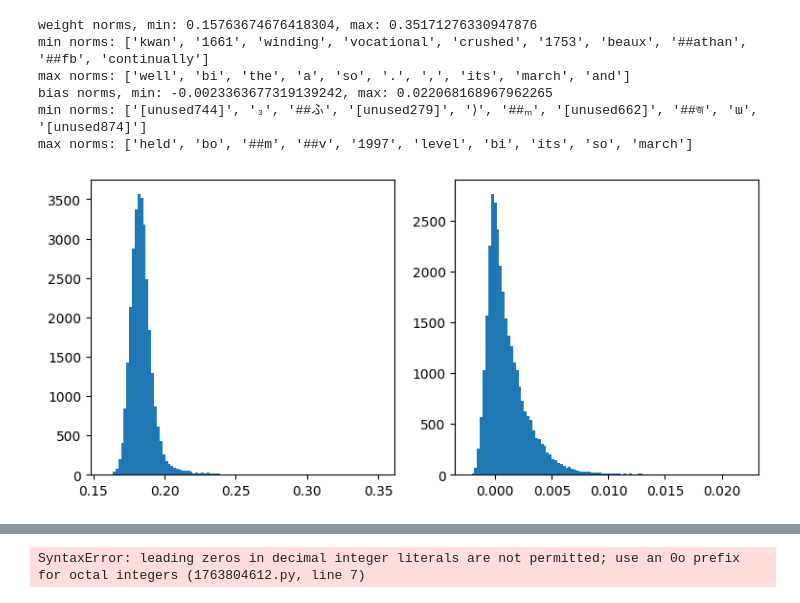
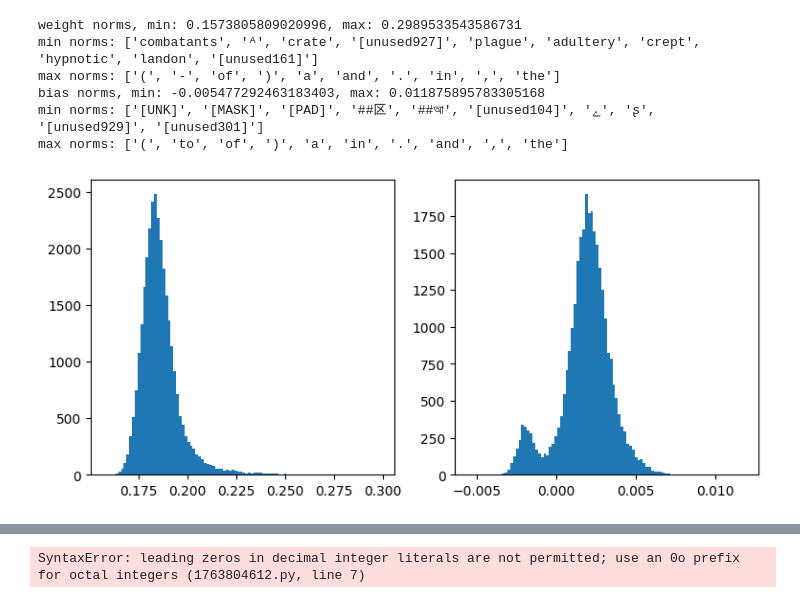
Before and after one commit to tzuhanwen/absolute-bert, a Jupyter notebook: benchmark-abs_bert.ipynb, the cells around one changed output, grey strips where cells are left out. Drawn from its saved outputs; the diff is of its cells as text; code cells hidden in the pictures.

```diff
--- a/benchmark-abs_bert.ipynb
+++ b/benchmark-abs_bert.ipynb
@@ -294,45 +67,48 @@ subpath = '20240709.12:14:48' # time_attention, lr 1e-5~1e-3, exploded at before
 
 subpath = '20240710.23:13:03' # all1_as_pivot, mask_prob0.15
 subpath = '20240711.03:00:33' # all1_layerNorm
+subpath = '20240711.03:33:04' # all1_layerNorm, lr 2e-5
+subpath = '20240711.03:33:24' # all1_layerNorm, lr 5e-6
+# subpath = '20240711.03:48:45' # all1_layerNorm, lr 1e-6
 # %%
 epoch_num = 0
-batch_num = 2000
+batch_num = 50000
 
 folder_path = pathlib.Path('data/limanet/')
 # model = torch.load(folder_path/subpath/f'batch_{batch_num}-model.pt', map_location='cpu')
 model = torch.load(folder_path/subpath/f'epoch_{epoch_num}-batch_{batch_num}-model.pt', map_location='cpu')
 
 word_reprs = model.word_embeddings().detach()
 
 vectors = word_reprs
 
 _, (ax_w, ax_b) = plt.subplots(1, 2, figsize=[9, 4])
 
 # weight stats
 norms = np.linalg.norm(vectors, axis=1)
 indices = norms.argsort()
 print(f"weight norms, min: {norms.min()}, max: {norms.max()}")
 print("min norms:", tokenizer.convert_ids_to_tokens(indices[:10]))
 print("max norms:", tokenizer.convert_ids_to_tokens(indices[-10:]))
 _ = ax_w.hist(norms, bins=100)
 
 # bias stats
 biases = model.bias.detach()
 indices = biases.argsort()
 print(f"bias norms, min: {biases.min()}, max: {biases.max()}")
 print("min norms:", tokenizer.convert_ids_to_tokens(indices[:10]))
 print("max norms:", tokenizer.convert_ids_to_tokens(indices[-10:]))
 if hasattr(model, 'predictor') and hasattr(model.predictor, 'base_vec'):
   print(f"base vec norm: {model.predictor.base_vec.norm()}")
 _ = ax_b.hist(biases, bins=100)
 # %% [output]
-weight norms, min: 0.15763674676418304, max: 0.35171276330947876
-min norms: ['kwan', '1661', 'winding', 'vocational', 'crushed', '1753', 'beaux', '##athan', '##fb', 'continually']
-max norms: ['well', 'bi', 'the', 'a', 'so', '.', ',', 'its', 'march', 'and']
-bias norms, min: -0.0023363677319139242, max: 0.022068168967962265
-min norms: ['[unused744]', '₃', '##ふ', '[unused279]', '⟩', '##ₘ', '[unused662]', '##জ', 'ɯ', '[unused874]']
-max norms: ['held', 'bo', '##m', '##v', '1997', 'level', 'bi', 'its', 'so', 'march']
+weight norms, min: 0.1573805809020996, max: 0.2989533543586731
+min norms: ['combatants', 'ᴬ', 'crate', '[unused927]', 'plague', 'adultery', 'crept', 'hypnotic', 'landon', '[unused161]']
+max norms: ['(', '-', 'of', ')', 'a', 'and', '.', 'in', ',', 'the']
+bias norms, min: -0.005477292463183403, max: 0.011875895783305168
+min norms: ['[UNK]', '[MASK]', '[PAD]', '##区', '##আ', '[unused104]', 'ے', 'ʂ', '[unused929]', '[unused301]']
+max norms: ['(', 'to', 'of', ')', 'a', 'in', '.', 'and', ',', 'the']
-[figure, old version]
+[figure, new version]
 # %%
 def mean_vector(text, word_reprs=word_reprs):
   ids = tokenizer.encode(text, add_special_tokens=False)
```
Also changed, not shown: parts of 10 cells of this notebook, 6 other files.
